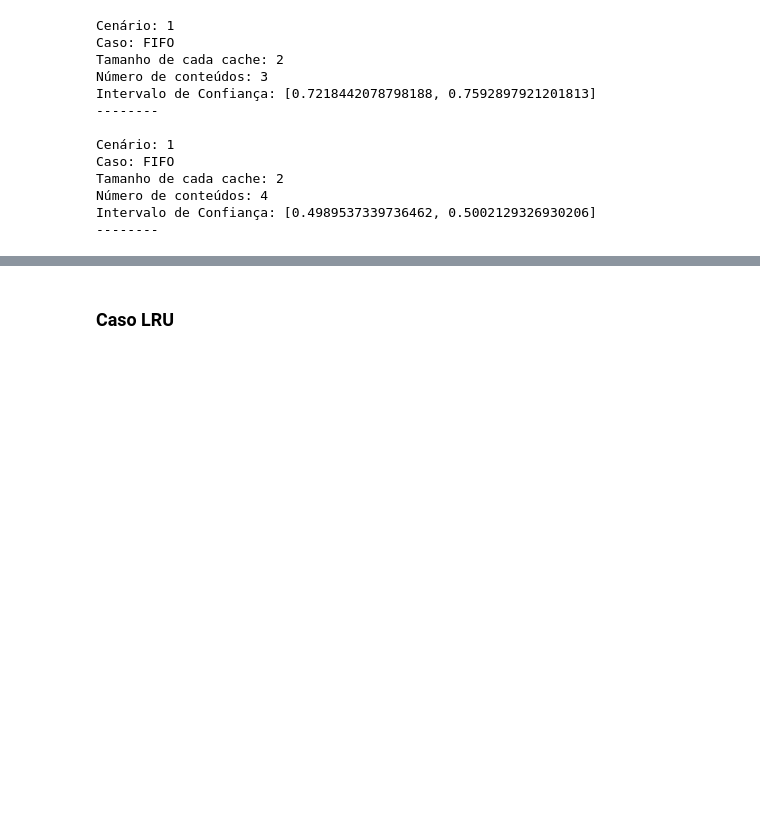
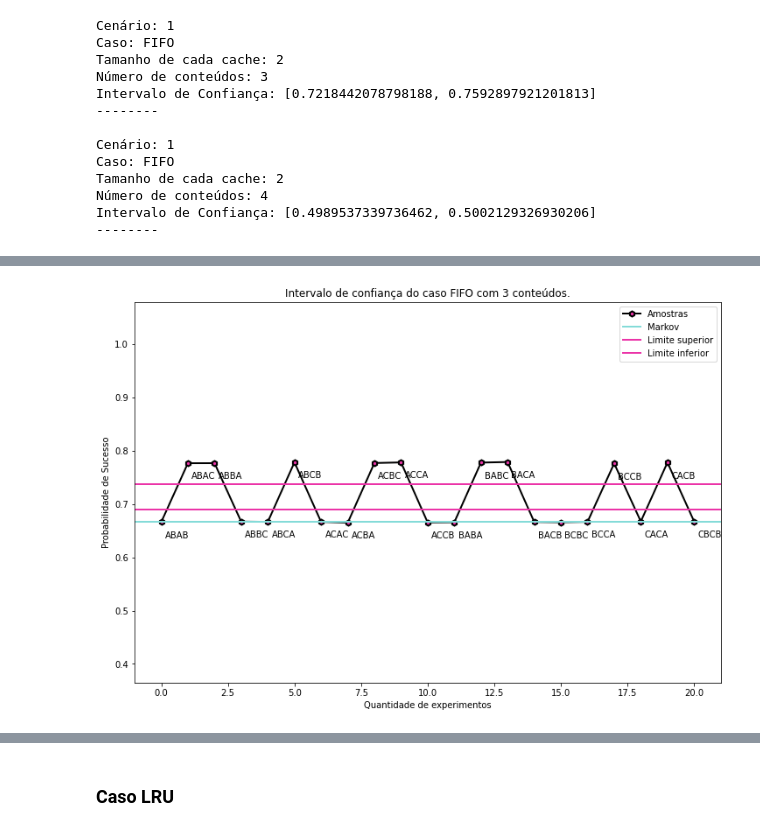
Before and after one commit to siliconemonster/AD-TrabalhoFinal, a Jupyter notebook: Simulação_AD.ipynb, the cells around one changed output, grey strips where cells are left out. Drawn from its saved outputs; the diff is of its cells as text; code cells hidden in the pictures; blank space fills up the shorter version.

```diff
--- a/Simulação_AD.ipynb
+++ b/Simulação_AD.ipynb
@@ -444,0 +570,5 @@ Intervalo de Confiança: [0.4989537339736462, 0.5002129326930206]
+# %%
+dataFIFO, estadosCaches,estadosIniciais  = analiseEstadoInicial("FIFO", ["A","B","C"],3,2, [1/3,1/3,1/3])
+plotarAnaliseEstadoInicial(dataFIFO, "FIFO", 3, fifo1_3, 1, estadosIniciais)
+# %% [output]
+[figure, added]
```
Also changed, not shown: parts of 53 cells of this notebook.
